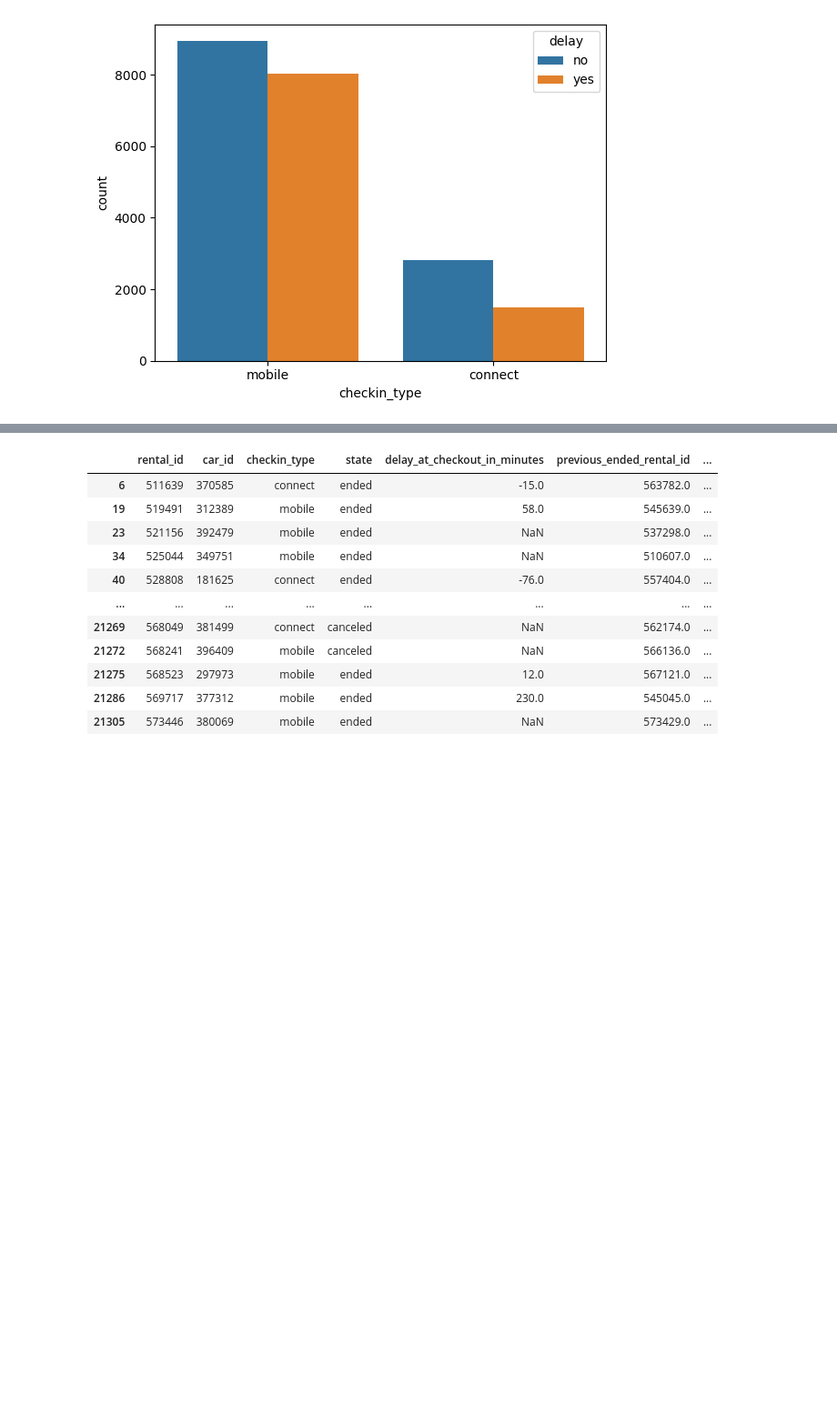
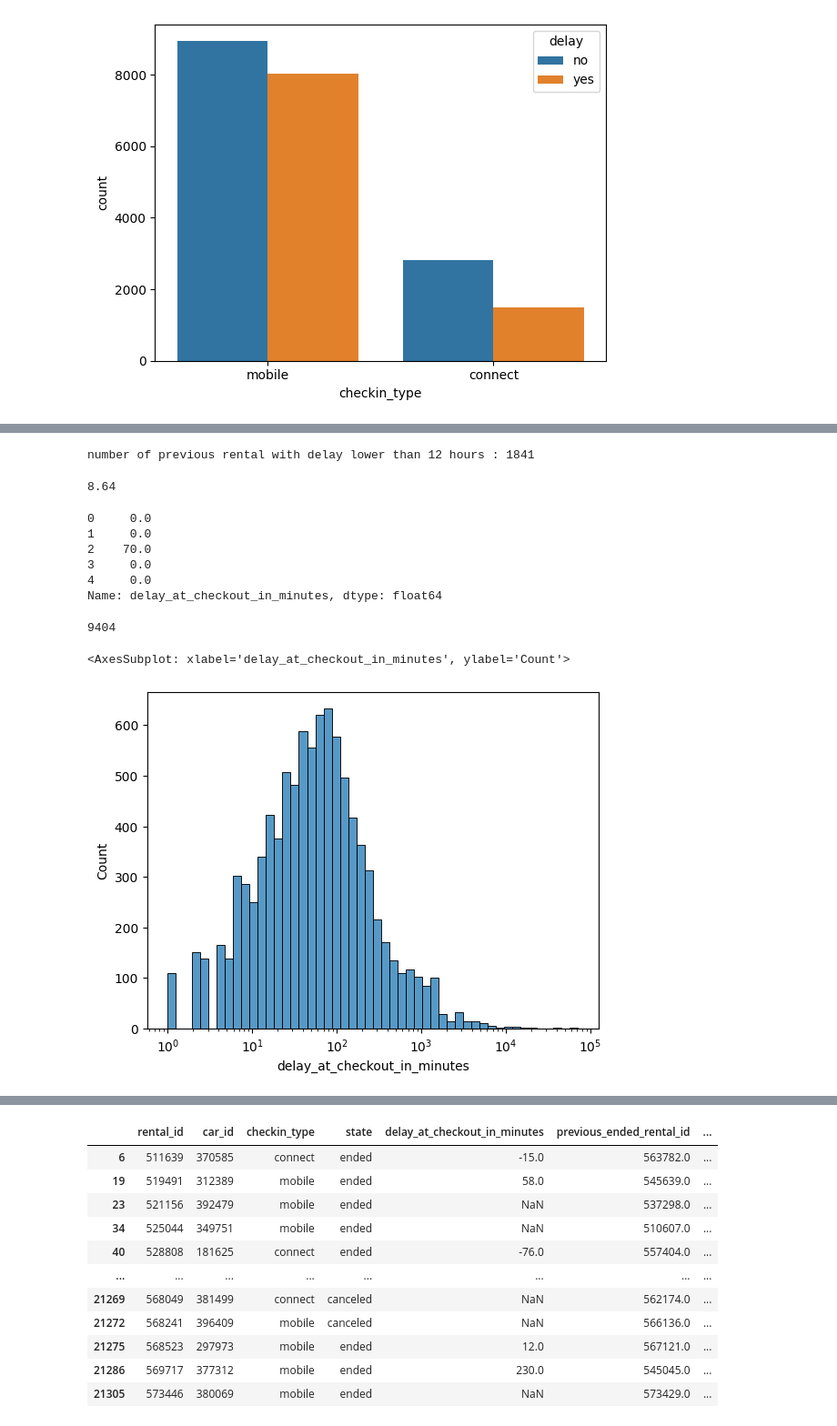
Before and after one commit to Stylomines/GetAround, a Jupyter notebook: get_around_delay.ipynb, the cells around one changed output, grey strips where cells are left out. Shown at 91% size. Cells and saved outputs as stored; diff of their text form; code cells hidden in the pictures; blank space fills up the shorter version.

```diff
--- a/get_around_delay.ipynb
+++ b/get_around_delay.ipynb
@@ -121,0 +134,29 @@ Name: previous_ended_rental_id, Length: 21310, dtype: bool
+# %%
+print(f'number of previous rental with delay lower than 12 hours : {sum(df_delay["previous_ended_rental_id"].notna())}')
+round(100* sum(df_delay["previous_ended_rental_id"].notna())/len(df_delay), 2)
+# %% [output]
+number of previous rental with delay lower than 12 hours : 1841
+8.64
+# %%
+df_delay['delay_at_checkout_in_minutes'] = df_delay['delay_at_checkout_in_minutes'].apply(lambda x : x if x >0
+else 0)
+# %%
+df_delay['delay_at_checkout_in_minutes'].head()
+# %% [output]
+0     0.0
+1     0.0
+2    70.0
+3     0.0
+4     0.0
+Name: delay_at_checkout_in_minutes, dtype: float64
+# %%
+df_only_with_delay = df_delay[df_delay['delay_at_checkout_in_minutes']>0]
+# %%
+len(df_only_with_delay)
+# %% [output]
+9404
+# %%
+sns.histplot(data = df_only_with_delay, x = 'delay_at_checkout_in_minutes', bins= 50, log_scale=True)
+# %% [output]
+<AxesSubplot: xlabel='delay_at_checkout_in_minutes', ylabel='Count'>
+[figure, added]
```
Also changed, not shown: parts of 11 cells of this notebook.
